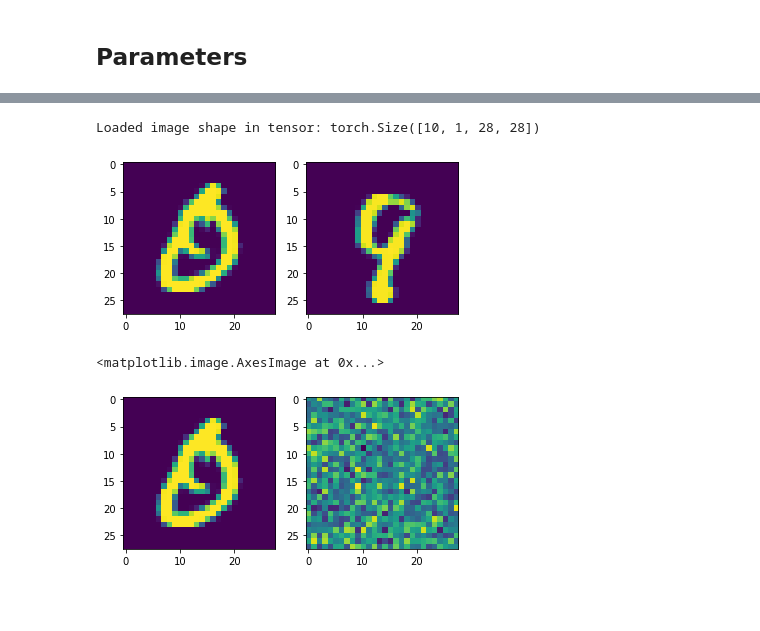
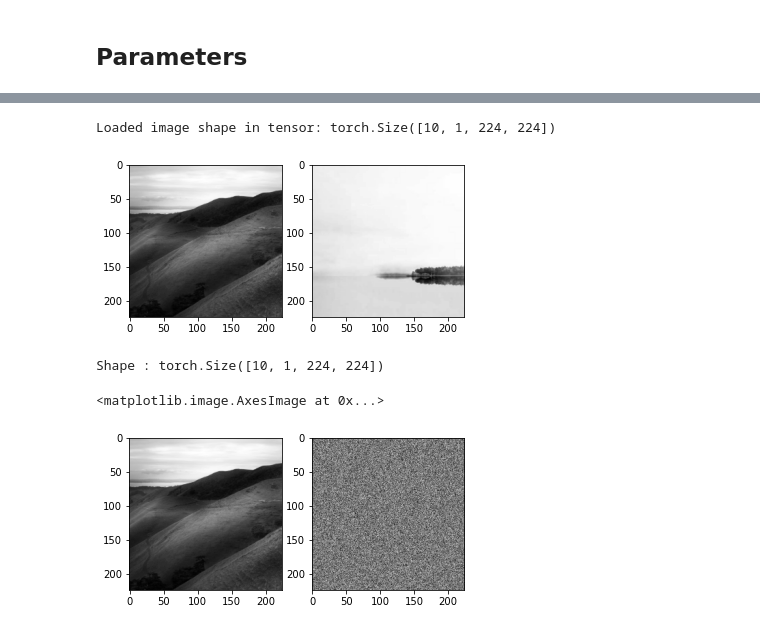
Before and after one commit to arthurviens/genmodel-DCGAN, a Jupyter notebook: autoencoder.ipynb, the cells around one changed output, grey strips where cells are left out. Drawn from its saved outputs; the diff is of its cells as text; code cells hidden in the pictures; blank space fills up the shorter version.

Commit message:
Added transforms, loaders, test autoencoder

```diff
--- a/autoencoder.ipynb
+++ b/autoencoder.ipynb
@@ -16,9 +17,10 @@ batch_size_train = 10
 batch_size_test = 100
 
 train_loader, test_loader = define_mnist_loaders(batch_size_train, batch_size_test)
+train_loader, test_loader = define_landscapes_loaders(10, 10)
 
 input_size = 784
-encoding_dim = 32
+encoding_dim = 128
 learning_rate = 0.01
 momentum = 0.5
 log_interval = 10
@@ -48,9 +28,13 @@ Extracting data/MNIST\raw\t10k-labels-idx1-ubyte.gz to data/MNIST\raw
 # %%
 # get minibatch
-x,target = next(iter(train_loader)); x_test,_ = next(iter(test_loader))
+x = next(iter(train_loader))
+x_test  = next(iter(test_loader))
 print('Loaded image shape in tensor:', x.size())
-fig,axes = plt.subplots(1,2); plt.set_cmap(['gray','viridis'][1]);
-axes[0].imshow(x[0][0].numpy()); axes[1].imshow(x_test[0][0].detach().numpy());
+fig,axes = plt.subplots(1,2); plt.set_cmap(['gray', "viridis"][0]);
+img1 = x[0][0].numpy()#.transpose((1, 2, 0))
+img2 = x_test[0][0].detach().numpy()#.transpose((1, 2, 0))
+axes[0].imshow(img1); # .transpose((1, 2, 0))
+axes[1].imshow(img2);
 # %% [output]
-Loaded image shape in tensor: torch.Size([10, 1, 28, 28])
+Loaded image shape in tensor: torch.Size([10, 1, 224, 224])
-[figure, old version]
+[figure, new version]
@@ -59,7 +43,11 @@ autoencoder = Autoencoder(784,32)
 # %%
-fig,axes = plt.subplots(1,2); plt.set_cmap(['gray','viridis'][1]);
-axes[0].imshow(x[0][0].numpy()); axes[1].imshow(autoencoder(x)[0][0].detach().numpy())
+fig,axes = plt.subplots(1,2); plt.set_cmap(['gray','viridis'][0]);
+axes[0].imshow(x[0][0].numpy());
+reconstructed = autoencoder(x)
+print(f"Shape : {reconstructed.shape}")
+axes[1].imshow(reconstructed[0][0].detach().numpy())
 # %% [output]
-<matplotlib.image.AxesImage at 0x...>
+Shape : torch.Size([10, 1, 224, 224])
+<matplotlib.image.AxesImage at 0x...>
-[figure, old version]
+[figure, new version]
 # %%
```
Also changed, not shown: parts of 6 cells of this notebook, 2 other files.
